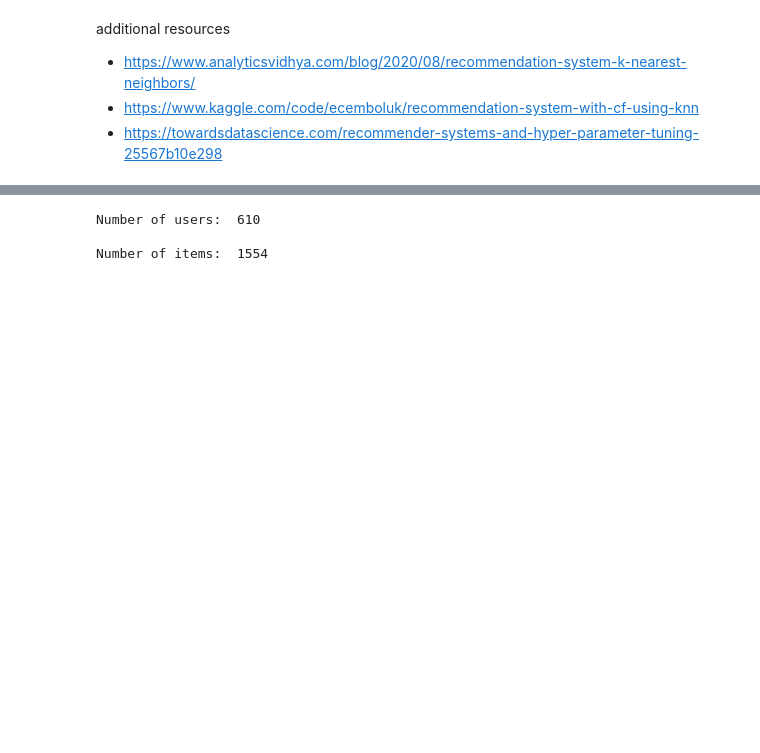
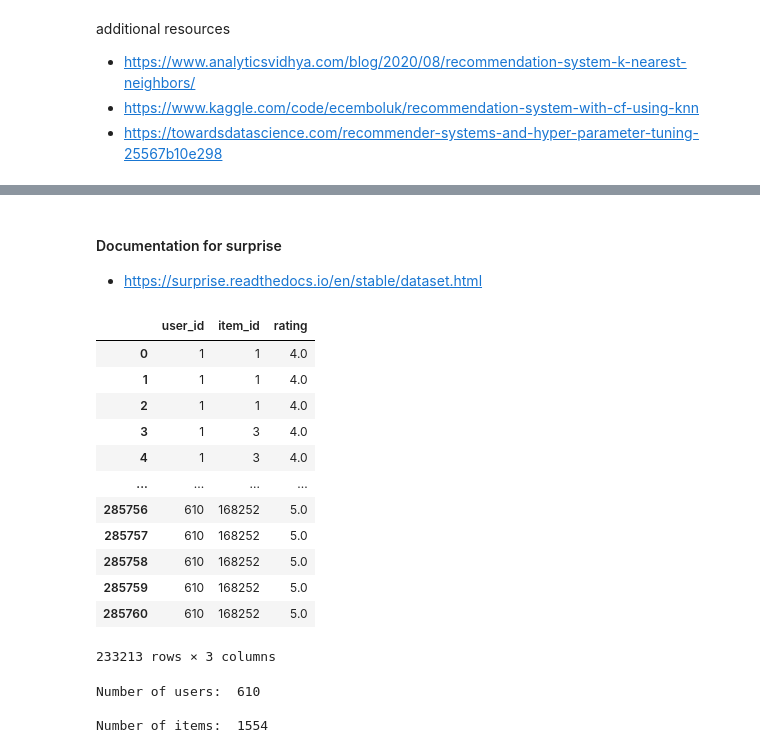
Before and after one commit to stephcia/movie-recommendation-system, a Jupyter notebook: stephanie_cleaning_2.ipynb, the cells around one changed output, grey strips where cells are left out. Cells and saved outputs as stored; diff of their text form; code cells hidden in the pictures; blank space fills up the shorter version.

```diff
--- a/stephanie_cleaning_2.ipynb
+++ b/stephanie_cleaning_2.ipynb
@@ -368,4 +401,5 @@ memory usage: 21.4+ MB
 # %%
-#renaming column
+#renaming columns for modeling
 movie_df = movie_df.rename(columns={"userId_x":"user_id"})
 movie_df = movie_df.rename(columns={"movieId":"item_id"})
+movie_df = movie_df.rename(columns={"real_title":"title"})
@@ -535,7 +593,26 @@ memory usage: 21.4+ MB
+# %% [markdown]
+#### Documentation for surprise
+- https://surprise.readthedocs.io/en/stable/dataset.html
 # %%
-#dropping columns that aren't needed for matrix factorization
+#dropping columns that aren't needed for Surprise (since )
 surprise_df = movie_df.drop(columns=["title", "genre_1", "genre_2", "genre_3", "genre_4",
-                                    "genre_5", "tmdbId", "tag"])
+                                    "genre_5", "tmdbId", "tag", "year"])
+# %%
+surprise_df
+# %% [output]
+|  | user_id | item_id | rating |
+| 0 | 1 | 1 | 4.0 |
+| 1 | 1 | 1 | 4.0 |
+| 2 | 1 | 1 | 4.0 |
+| 3 | 1 | 3 | 4.0 |
+| 4 | 1 | 3 | 4.0 |
+| ... | ... | ... | ... |
+| 285756 | 610 | 168252 | 5.0 |
+| 285757 | 610 | 168252 | 5.0 |
+| 285758 | 610 | 168252 | 5.0 |
+| 285759 | 610 | 168252 | 5.0 |
+| 285760 | 610 | 168252 | 5.0 |
+233213 rows × 3 columns
 # %%
 from surprise import Reader, Dataset
 
```
Also changed, not shown: parts of 38 cells of this notebook.
